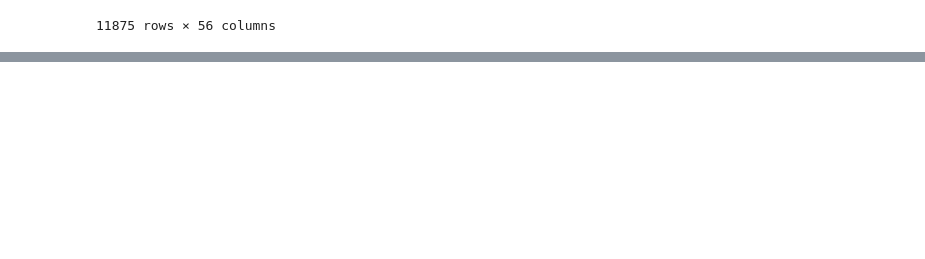
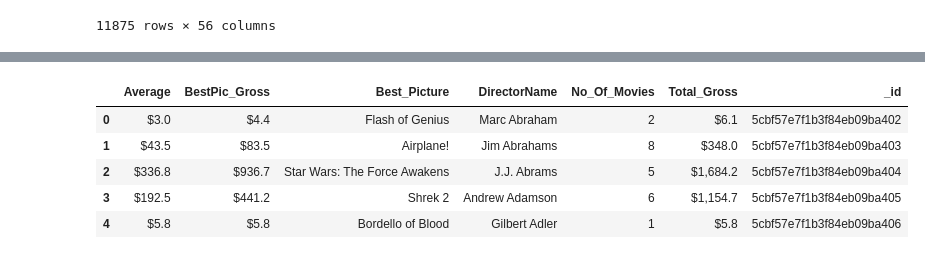
Before and after one commit to SMahashraya/BoxOfficeHits, a Jupyter notebook: data cleaning/Movie Data Cleaning Automated.ipynb, the cells around one changed output, grey strips where cells are left out. Drawn from its saved outputs; the diff is of its cells as text; code cells hidden in the pictures; blank space fills up the shorter version.

```diff
--- a/data cleaning/Movie Data Cleaning Automated.ipynb
+++ b/data cleaning/Movie Data Cleaning Automated.ipynb
@@ -185,0 +294,10 @@ movie_data
+# %%
+directors_df = pd.read_csv("director.csv")
+directors_df.head()
+# %% [output]
+|  | Average | BestPic_Gross | Best_Picture | DirectorName | No_Of_Movies | Total_Gross | _id |
+| 0 | $3.0 | $4.4 | Flash of Genius | Marc Abraham | 2 | $6.1 | 5cbf57e7f1b3f84eb09ba402 |
+| 1 | $43.5 | $83.5 | Airplane! | Jim Abrahams | 8 | $348.0 | 5cbf57e7f1b3f84eb09ba403 |
+| 2 | $336.8 | $936.7 | Star Wars: The Force Awakens | J.J. Abrams | 5 | $1,684.2 | 5cbf57e7f1b3f84eb09ba404 |
+| 3 | $192.5 | $441.2 | Shrek 2 | Andrew Adamson | 6 | $1,154.7 | 5cbf57e7f1b3f84eb09ba405 |
+| 4 | $5.8 | $5.8 | Bordello of Blood | Gilbert Adler | 1 | $5.8 | 5cbf57e7f1b3f84eb09ba406 |
```
Also changed, not shown: parts of 26 cells of this notebook, 1 other file.
